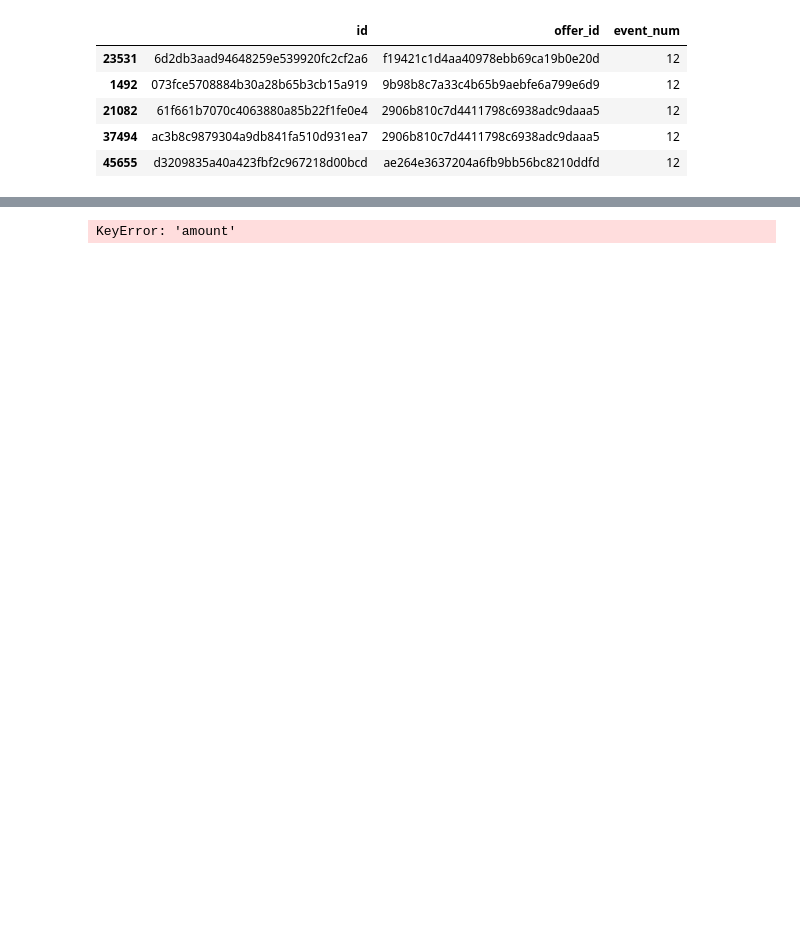
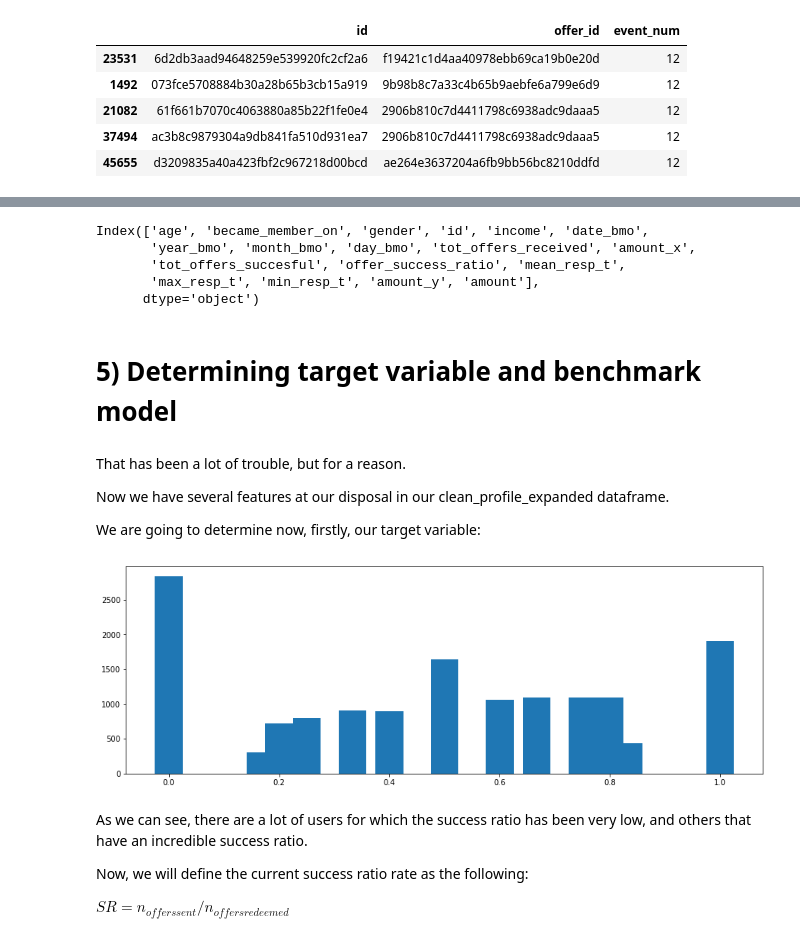
Before and after one commit to IllanL/Udacity_ML_Eng, a Jupyter notebook: Capstone project - Starbucks/Starbucks_Capstone_notebook.ipynb, the cells around one changed output, grey strips where cells are left out. Drawn from its saved outputs; the diff is of its cells as text; code cells hidden in the pictures; blank space fills up the shorter version.

```diff
--- a/Capstone project - Starbucks/Starbucks_Capstone_notebook.ipynb
+++ b/Capstone project - Starbucks/Starbucks_Capstone_notebook.ipynb
@@ -916,4 +938,9 @@ for df in [clean_offers_rec, clean_offers_completed]:
     df['cust_offer_id'] = df['cust_offer_id'] +"_" + df['aux']
     df.drop('aux', axis = 1, inplace = True)
 # %%
-matched_offers = pd.merge(clean_offers_rec, clean_offers_completed[['cust_offer_id', 'reward', 'time', 'event_num']], on=['cust_offer_id'], how='left')
+# Joining them to create matched_offers:
+
+matched_offers = pd.merge(clean_offers_rec,
+                          clean_offers_completed[['cust_offer_id', 'reward', 'time', 'event_num']],
+                          on=['cust_offer_id'],
+                          how='left')
@@ -969,0 +1029,14 @@ clean_profile_expanded =pd.merge(clean_profile_expanded,
+# %%
+expanded_matched_offers = pd.merge(matched_offers,
+                                   clean_transactions[['id', 'time', 'amount']],
+                                   left_on = ['id', 'time_comp'],
+                                   right_on = ['id', 'time'],
+                                   how = 'left')
+
+expanded_matched_offers.drop('time', axis = 1, inplace = True)
+
+expanded_matched_offers['amount'].fillna(0, inplace = True)
+
+assert expanded_matched_offers.shape[0] == matched_offers.shape[0]
+
+expanded_matched_offers.head()
@@ -986,0 +1060,8 @@ clean_profile_expanded[clean_profile_expanded['mean_resp_t'].isna()]
+# %%
+clean_profile_expanded = pd.merge(clean_profile_expanded,
+                                  expanded_matched_offers.groupby('id')['amount'].sum().reset_index(),
+                                  on = ['id'],
+                                  how = 'left')
+
+# Again, sanity check: there should be only 5 values present:
+clean_profile_expanded[clean_profile_expanded['amount_y'].isna()]
@@ -1017,11 +1084,8 @@ aaa.head()
-# %%
-clean_profile_expanded = pd.merge(clean_profile_expanded,
-                                  aaa.groupby('id')['amount'].sum().reset_index(),
-                                  on = ['id'],
-                                  how = 'left')
-
-clean_profile_expanded.rename({'amount_x':'tot_spent','amount_y':'tot_offers_spent' }, axis = 1, inplace = True)
-
-clean_profile_expanded[clean_profile_expanded['amount'].isna()]
-# %% [output]
-KeyError: 'amount'
+# %%
+clean_profile_expanded.columns
+# %% [output]
+Index(['age', 'became_member_on', 'gender', 'id', 'income', 'date_bmo',
+       'year_bmo', 'month_bmo', 'day_bmo', 'tot_offers_received', 'amount_x',
+       'tot_offers_succesful', 'offer_success_ratio', 'mean_resp_t',
+       'max_resp_t', 'min_resp_t', 'amount_y', 'amount'],
+      dtype='object')
@@ -1027,0 +1101,19 @@ KeyError: 'amount'
+# %% [markdown]
+# 5) Determining target variable and benchmark model
+# %% [markdown]
+That has been a lot of trouble, but for a reason.
+
+Now we have several features at our disposal in our clean_profile_expanded dataframe.
+
+We are going to determine now, firstly, our target variable:
+# %%
+success_ratios = clean_profile_expanded['offer_success_ratio'].value_counts()
+plt.bar(success_ratios.index, success_ratios, width=0.05);
+# %% [output]
+[figure, added]
+# %% [markdown]
+As we can see, there are a lot of users for which the success ratio has been very low, and others that have an incredible success ratio.
+
+Now, we will define the current success ratio rate as the following:
+
+$SR = n_{offers sent}/n_{offers redeemed}$
```
Also changed, not shown: parts of 38 cells of this notebook, 1 other file.
